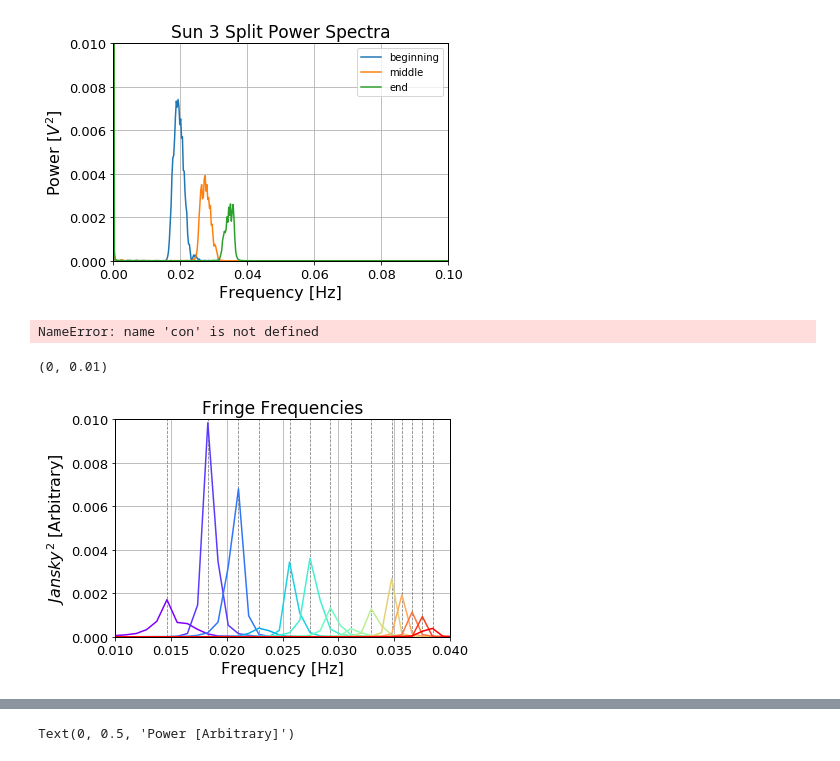
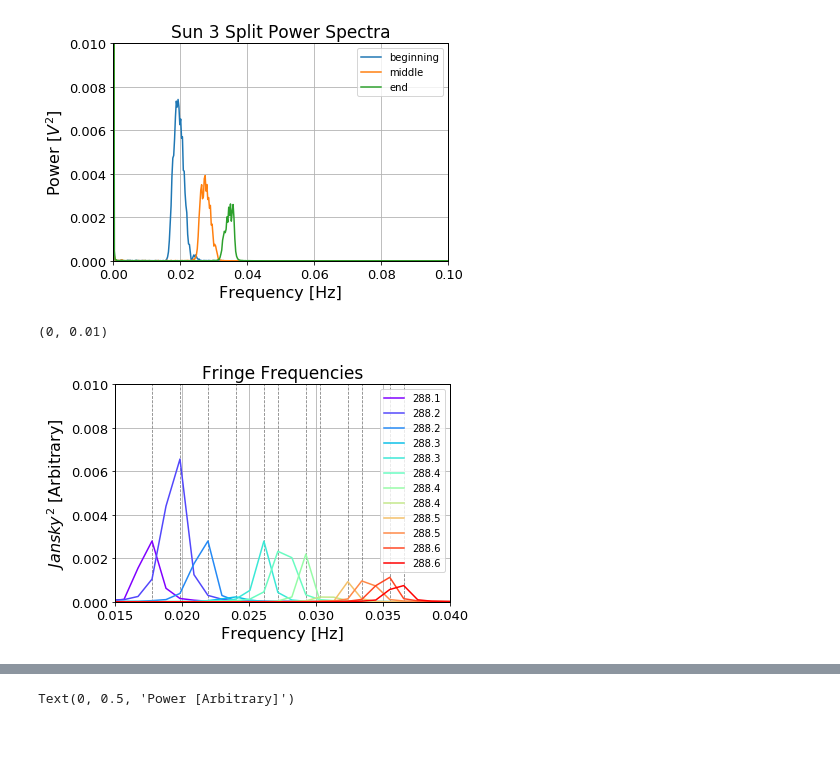
Before and after one commit to James11222/radiolab_repo, a Jupyter notebook: lab3/Emily/lab3.ipynb, the cells around one changed output, grey strips where cells are left out. Cells and saved outputs as stored; diff of their text form; code cells hidden in the pictures.

```diff
--- a/lab3/Emily/lab3.ipynb
+++ b/lab3/Emily/lab3.ipynb
@@ -98,47 +98,32 @@ plt.title('Sun 3 Split Power Spectra')
 # %% [output]
 Text(0.5, 1.0, 'Sun 3 Split Power Spectra')
 [figure]
-# %%
-val = con.c / (10.5e9 * u.Hz)
-λ = val.to(u.m).value
-# print("lambda", λ)
-
-L, long, alt_nch = ugradio.nch.lat, ugradio.nch.lon, ugradio.nch.alt
-
-jds=ugradio.timing.julian_date(sun_times)
-alpha,delta =ugradio.coord.sunpos(jds[0])
-delta=(np.pi/180)*delta
-LSTs = ugradio.timing.lst(jds,lon=long)
-hs = LSTs - alpha*(np.pi/180)
-frac_time = len(sun_times)/23964
-ha = np.linspace(hs[0],(hs[0]+(15*6*frac_time)*(np.pi/180)),len(jds))
-# %% [output]
-NameError: name 'con' is not defined
 # %%
 import matplotlib.cm as cm
 import scipy.signal
 
-sun_splits, sun_freqs = split_data(sun_data, sun_times, 14)
+sun_splits, sun_freqs = split_data(sun_data, sun_times, 12)
 colors = cm.rainbow(np.linspace(0, 1, len(sun_splits)))
 n = len(sun_splits)
 peaks = []
 ha_peaks = []
 for i in range(n):
-#     plt.plot(sun_freqs[i], sun_splits[i], color=colors[i], label=str(ha[n * i]))
-    plt.plot(sun_freqs[i], sun_splits[i], color=colors[i])
+    plt.plot(sun_freqs[i], sun_splits[i], color=colors[i], label=str(ha[n * i] * 180/np.pi)[:5])
+#     plt.plot(sun_freqs[i], sun_splits[i], color=colors[i])
     peak1, peak2 = scipy.signal.find_peaks(sun_splits[i], height=[0.0001, 0.01])[0][0], scipy.signal.find_peaks(sun_splits[i], height=[0.0001, 0.01])[0][-1]
     peaks.append(sun_freqs[i][peak2])
     peaks.append(sun_freqs[i][peak1])
     ha_peaks.append(ha[n * i])
+    ha_peaks.append(ha[n * i])
 #     plt.vlines(sun_freqs[i][peak1], 0, 0.01, lw=0.5)
     plt.vlines(sun_freqs[i][peak2], 0, 0.01, color='gray',lw=0.8, ls='--')
-# plt.legend(loc='upper right')
+plt.legend(loc='upper right')
 plt.xlabel("Frequency [Hz]")
 plt.ylabel("$Jansky^2$ [Arbitrary]")
 plt.title("Fringe Frequencies")
 # plt.title("Fringe Frequency")
-plt.xlim(0.01,0.04)
+plt.xlim(0.015,0.04)
 plt.ylim(0,0.01)
 # %% [output]
 (0, 0.01)
-[figure, old version]
+[figure, new version]
```
Also changed, not shown: parts of 14 cells of this notebook, 3 other files.
